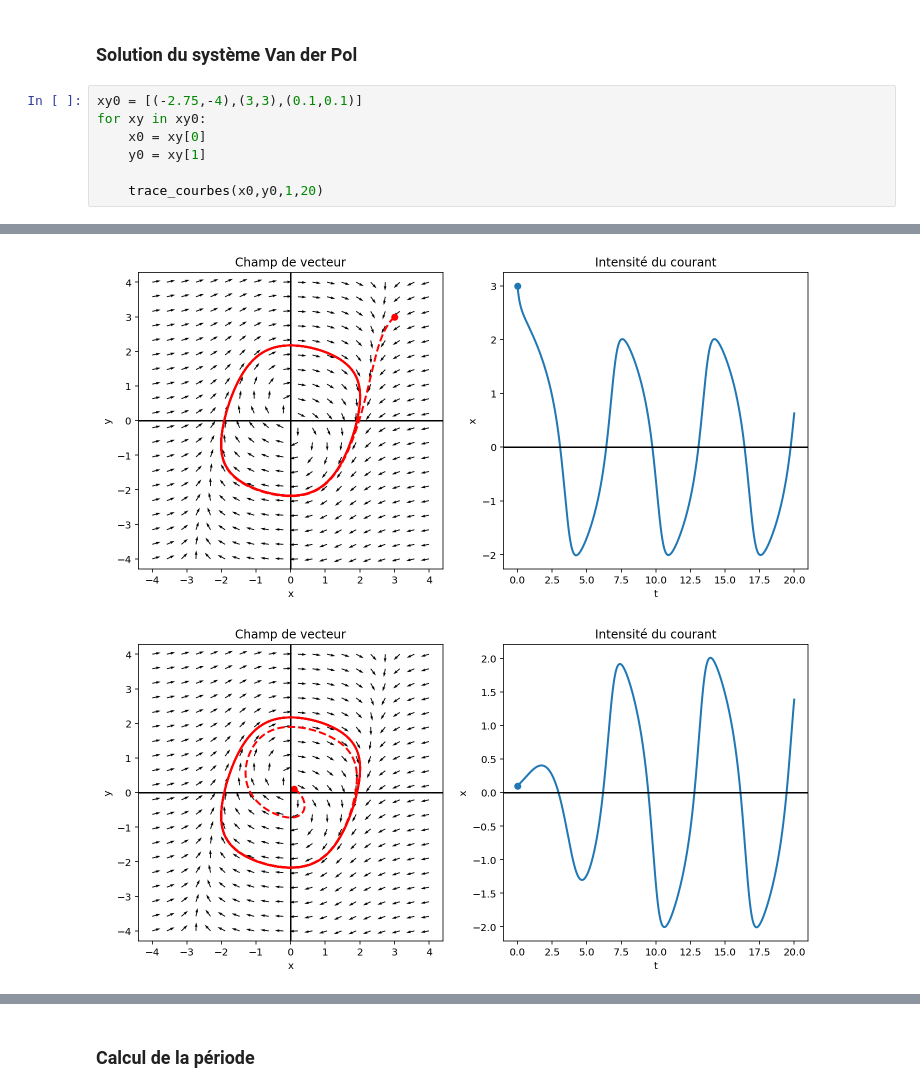
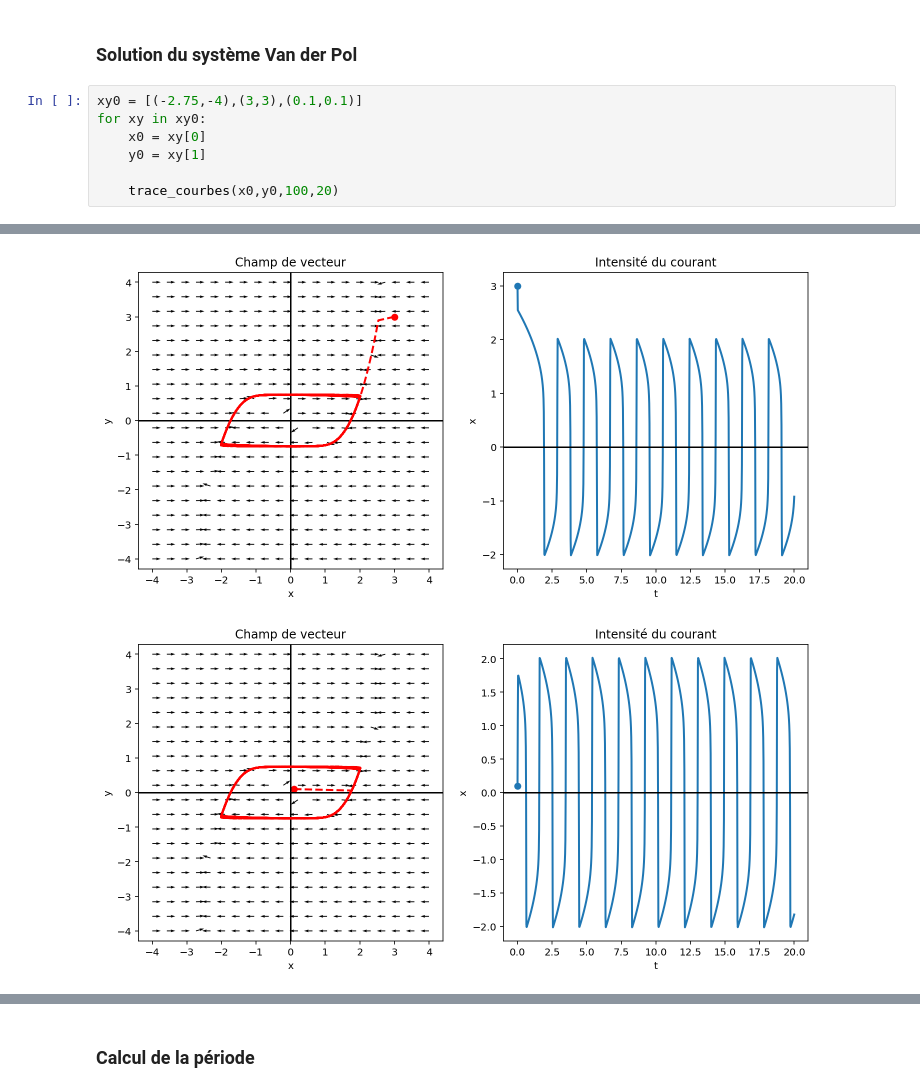
Before and after one commit to clementgilli/heartbeat-model, a Jupyter notebook: worksheet.ipynb, the cells around one changed output, grey strips where cells are left out. Drawn from its saved outputs; the diff is of its cells as text.

```diff
--- a/worksheet.ipynb
+++ b/worksheet.ipynb
@@ -36,5 +36,5 @@ for xy in xy0:
     x0 = xy[0]
     y0 = xy[1]
 
-    trace_courbes(x0,y0,1,20)
+    trace_courbes(x0,y0,100,20)
 # %% [output]
@@ -42,4 +42,4 @@ for xy in xy0:
-[figure, old version]
+[figure, new version]
-[figure, old version]
+[figure, new version]
 # %%
 xy0 = [(1,1),(2,2)]
```
Also changed, not shown: parts of 3 cells of this notebook, 6 other files.
